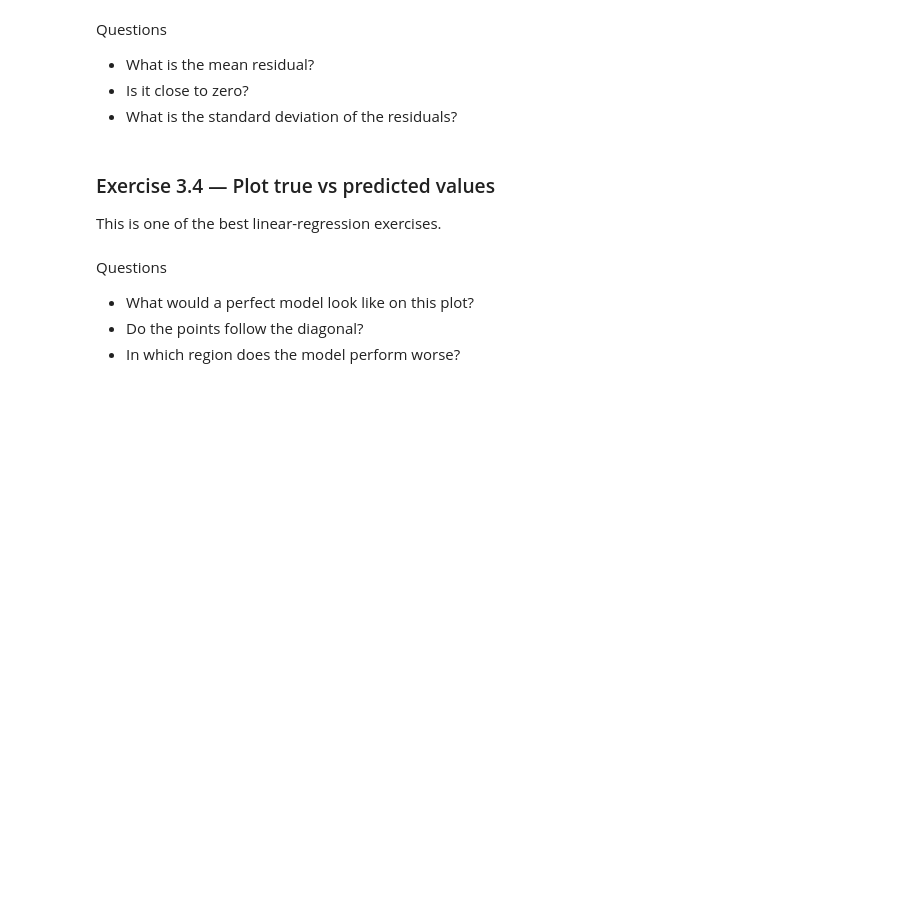
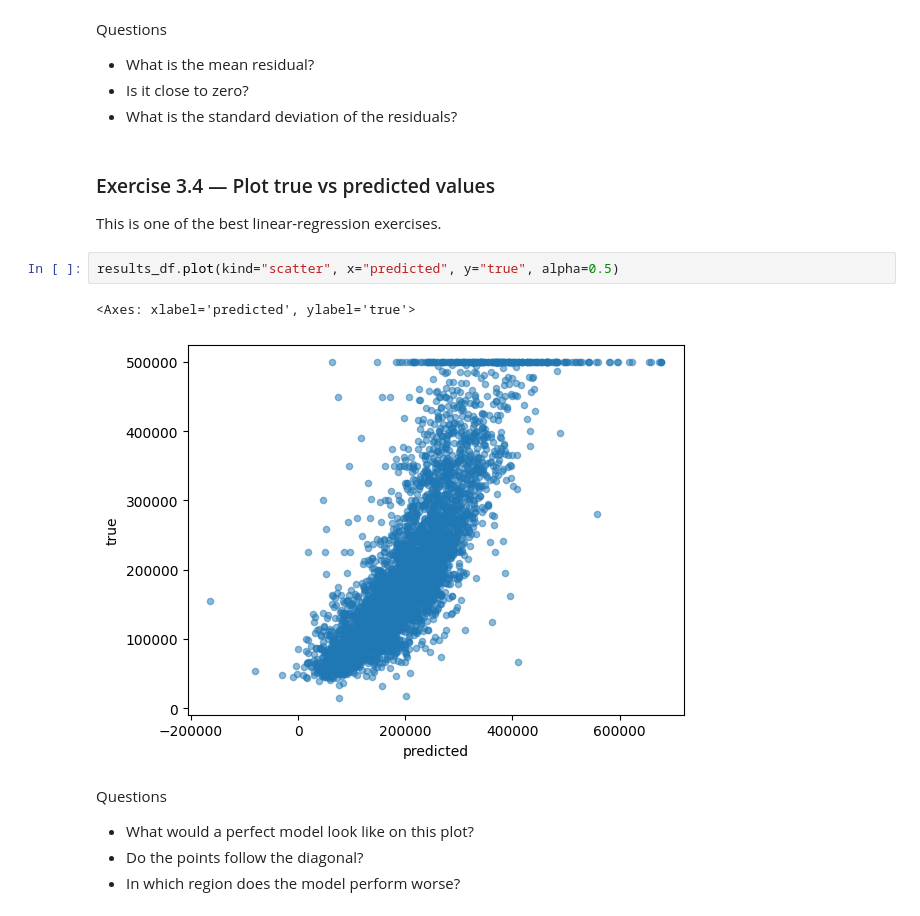
Before and after one commit to ValeriiaLoboda/project, a Jupyter notebook: 5-housing-exercise-empty.ipynb, the cells around one changed output. Cells and saved outputs as stored; diff of their text form; blank space fills up the shorter version.

```diff
--- a/5-housing-exercise-empty.ipynb
+++ b/5-housing-exercise-empty.ipynb
@@ -390,6 +492,11 @@ Questions
 ### Exercise 3.4 — Plot true vs predicted values
 
 This is one of the best linear-regression exercises.
+# %%
+results_df.plot(kind="scatter", x="predicted", y="true", alpha=0.5)
+# %% [output]
+<Axes: xlabel='predicted', ylabel='true'>
+[figure, added]
 # %% [markdown]
 Questions
 
```
Also changed, not shown: parts of 16 cells of this notebook.
